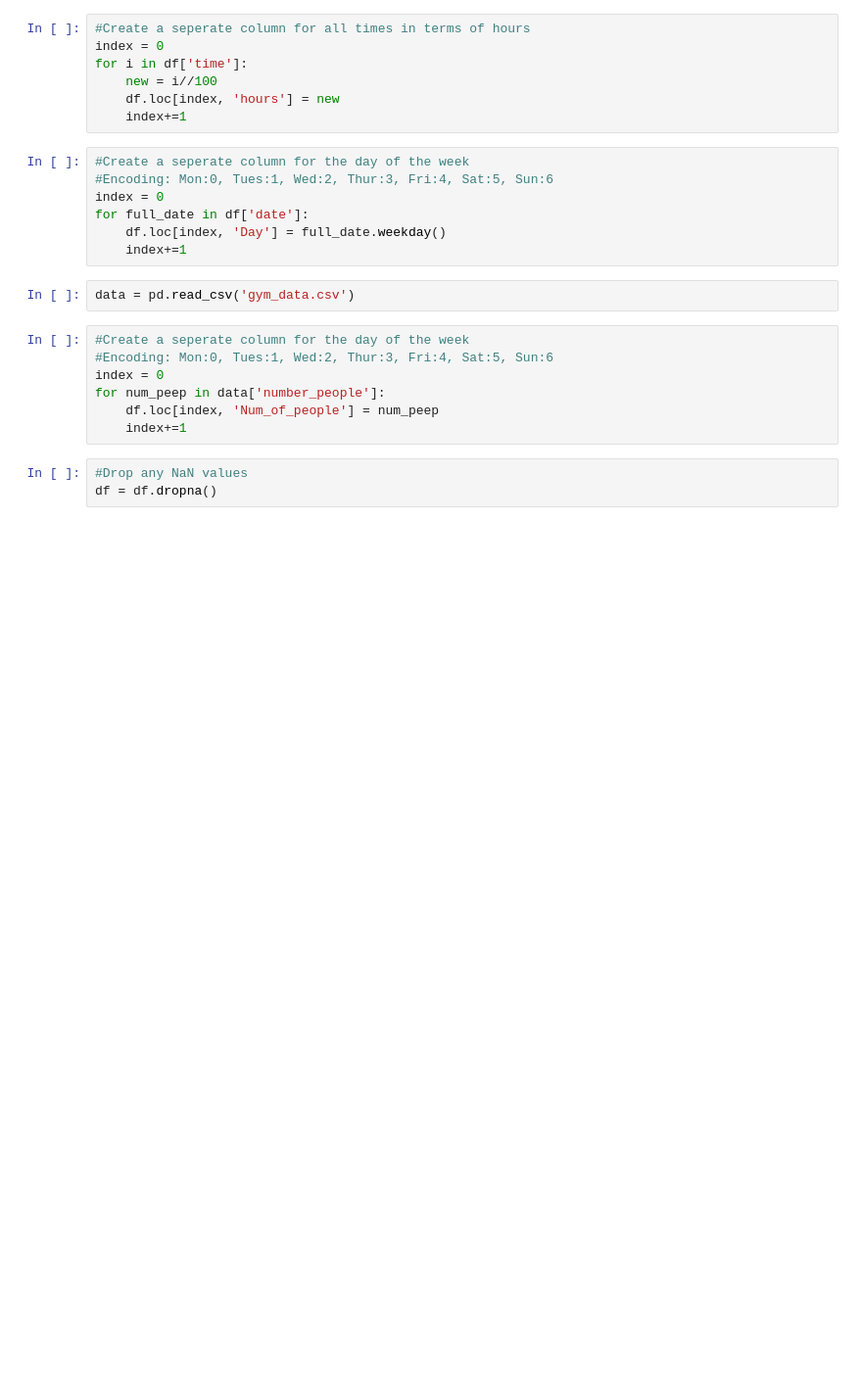
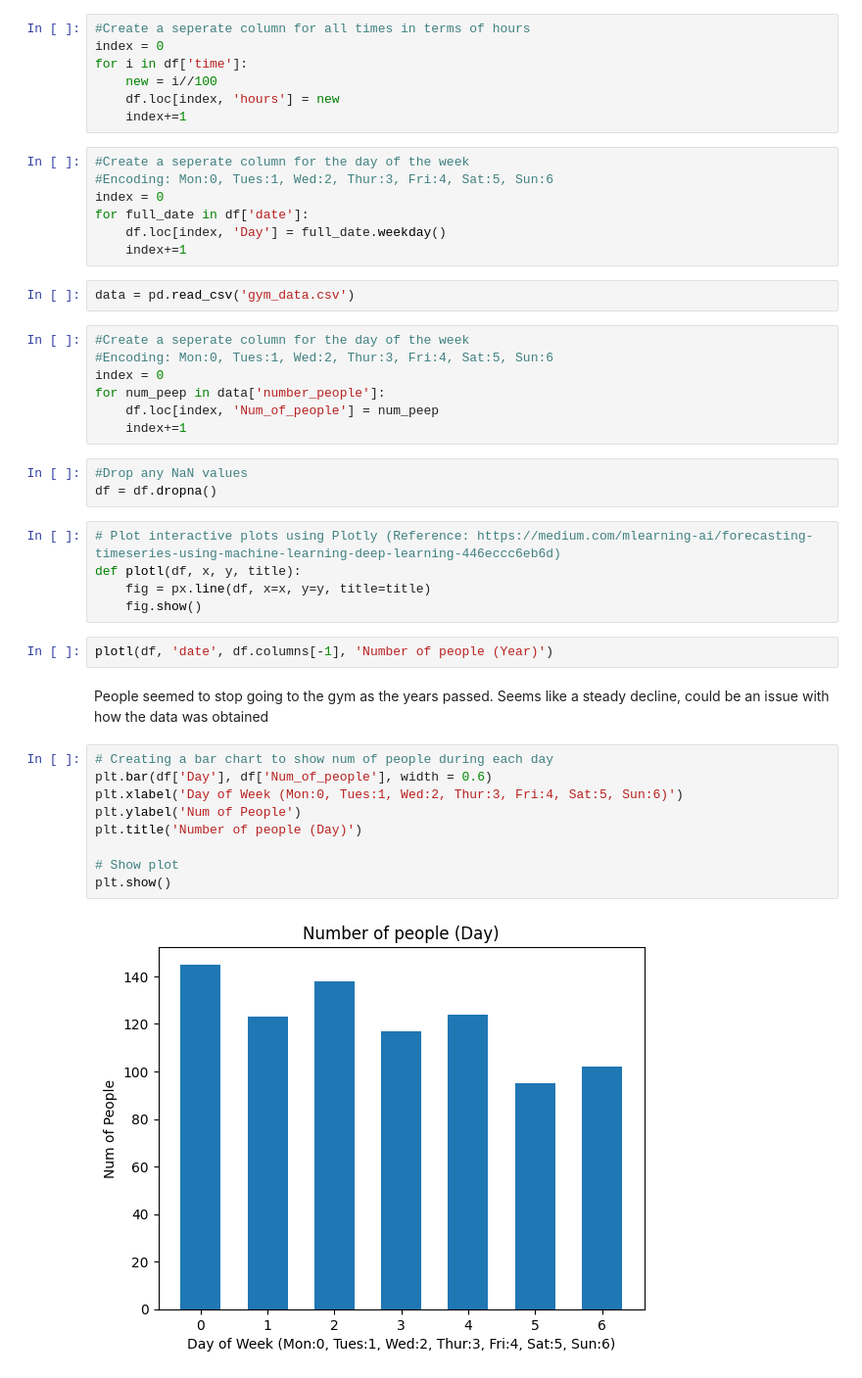
Before and after one commit to Shiblumi/SlugMeter, a Jupyter notebook: ML-Stuff/Mongo_data.ipynb, the cells around one changed output. Shown at 98% size. Saved outputs shown, nothing was run; the diff lists cells and outputs as text; blank space fills up the shorter version.

```diff
--- a/ML-Stuff/Mongo_data.ipynb
+++ b/ML-Stuff/Mongo_data.ipynb
@@ -56,3 +58,23 @@ for num_peep in data['number_people']:
 # %%
 #Drop any NaN values
 df = df.dropna()
+# %%
+# Plot interactive plots using Plotly (Reference: https://medium.com/mlearning-ai/forecasting-timeseries-using-machine-learning-deep-learning-446eccc6eb6d)
+def plotl(df, x, y, title):
+    fig = px.line(df, x=x, y=y, title=title)
+    fig.show()
+# %%
+plotl(df, 'date', df.columns[-1], 'Number of people (Year)')
+# %% [markdown]
+People seemed to stop going to the gym as the years passed. Seems like a steady decline, could be an issue with how the data was obtained
+# %%
+# Creating a bar chart to show num of people during each day
+plt.bar(df['Day'], df['Num_of_people'], width = 0.6)
+plt.xlabel('Day of Week (Mon:0, Tues:1, Wed:2, Thur:3, Fri:4, Sat:5, Sun:6)')
+plt.ylabel('Num of People')
+plt.title('Number of people (Day)')
+
+# Show plot
+plt.show()
+# %% [output]
+[figure, added]
```
Also changed, not shown: parts of 4 cells of this notebook.
